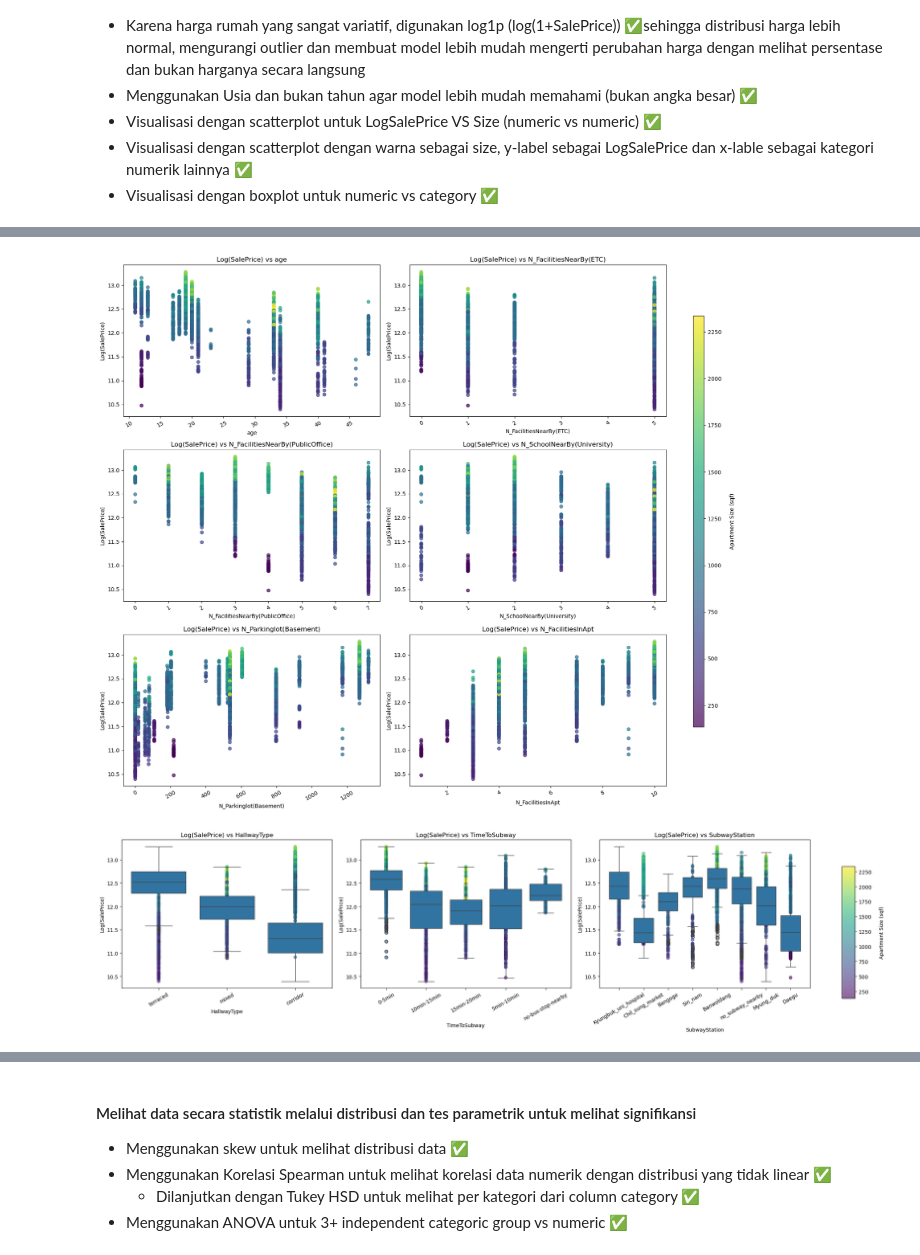
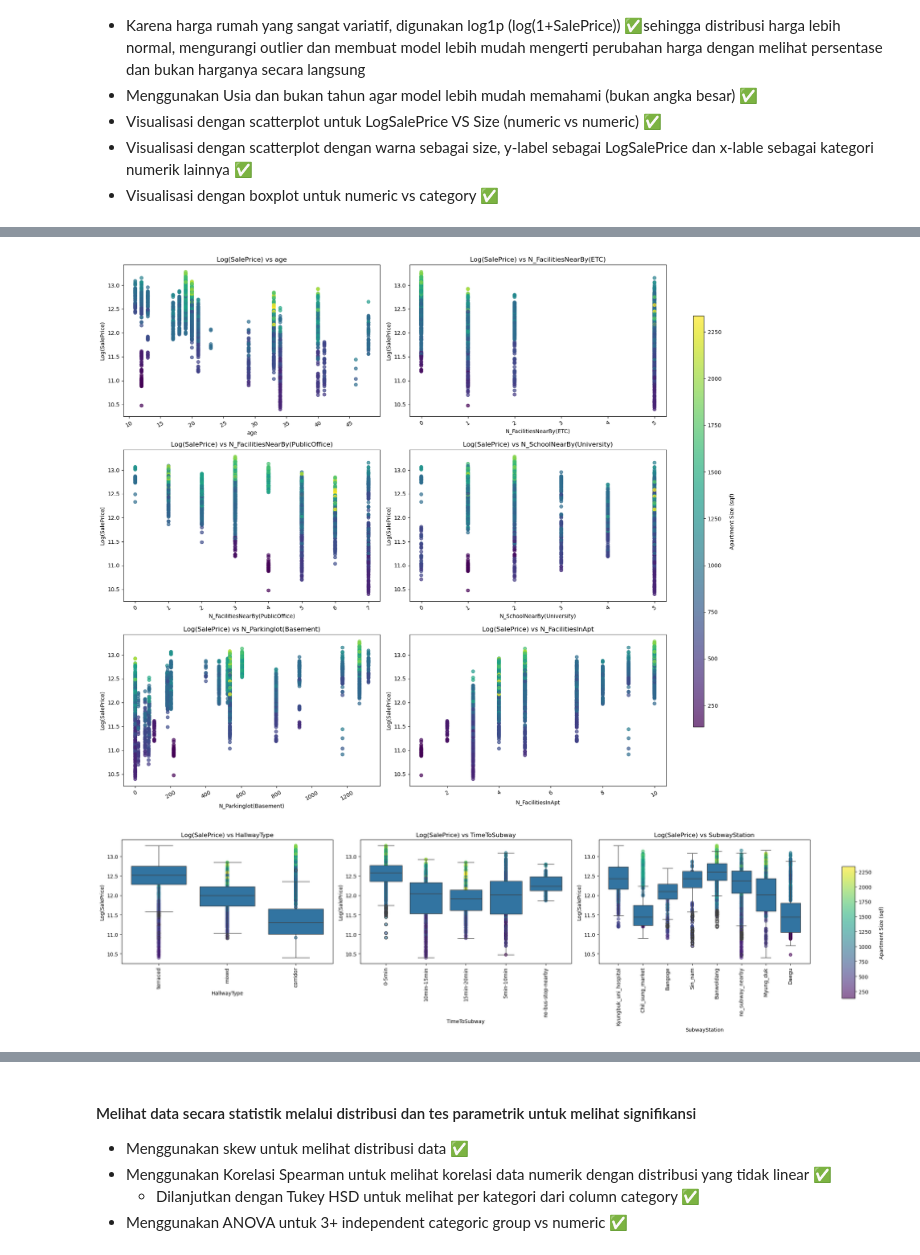
Before and after one commit to 0xVanes/JCAIE, a Jupyter notebook: capstoneprojects/Capstone2/Capstone2.ipynb, the cells around one changed output, grey strips where cells are left out. Saved outputs shown, nothing was run; the diff lists cells and outputs as text; code cells hidden in the pictures.

```diff
--- a/capstoneprojects/Capstone2/Capstone2.ipynb
+++ b/capstoneprojects/Capstone2/Capstone2.ipynb
@@ -367,12 +374,9 @@ fig, axs = plt.subplots(3, 2, figsize=(18, 15))
 axs = axs.flatten()
 
 for i, col in enumerate(numeric_cols):
-    sc = axs[i].scatter(
-        df[col],
-        df['LogSalePrice'],
-        c=df['Size(sqf)'],
-        alpha=0.7
-    )
+    sc = axs[i].scatter(x=df[col], y=df['LogSalePrice'],
+                        c=df['Size(sqf)'],
+                        alpha=0.7) #transparency
     axs[i].set_xlabel(col)
     axs[i].set_ylabel('Log(SalePrice)')
     axs[i].set_title(f'Log(SalePrice) vs {col}')
@@ -381,41 +385,38 @@ for i, col in enumerate(numeric_cols):
 fig.subplots_adjust(right=0.82)
 cbar_ax = fig.add_axes([0.85, 0.15, 0.015, 0.7])
 cbar = fig.colorbar(sc, cax=cbar_ax)
 cbar.set_label('Apartment Size (sqf)', rotation=90, labelpad=15)
 
 plt.tight_layout(rect=[0, 0, 0.82, 0.96])
 plt.show()
 
 fig, axs = plt.subplots(1, 3, figsize=(24, 6))
 
 # Category
 for i, col in enumerate(categorical_cols):
     sns.boxplot(x=df[col], y=df['LogSalePrice'], ax=axs[i])
 
     x_codes = df[col].astype('category').cat.codes
-    sc = axs[i].scatter(
-        x_codes,
-        df['LogSalePrice'],
-        c=df['Size(sqf)'],
-        alpha=0.6
-    )
+    sc = axs[i].scatter(x=x_codes, y=df['LogSalePrice'],
+                        c=df['Size(sqf)'],
+                        alpha=0.6)
 
     axs[i].set_xlabel(col)
     axs[i].set_ylabel('Log(SalePrice)')
     axs[i].set_title(f'Log(SalePrice) vs {col}')
-    axs[i].tick_params(axis='x', rotation=30)
+    axs[i].tick_params(axis='x', rotation=90)
 
 fig.subplots_adjust(right=0.82)
 cbar_ax = fig.add_axes([0.85, 0.18, 0.015, 0.6])
 cbar = fig.colorbar(sc, cax=cbar_ax)
 cbar.set_label('Apartment Size (sqf)', rotation=90, labelpad=15)
 
 plt.tight_layout(rect=[0, 0, 0.82, 0.96])
 plt.show()
 # %% [output]
 [figure]
 [figure]
-[figure, old version]
+[figure, new version]
 # %% [markdown]
 Di Log(SalePrice) vs Size:
 - Skew ke kiri
```
Also changed, not shown: parts of 89 cells of this notebook, 6 other files.
